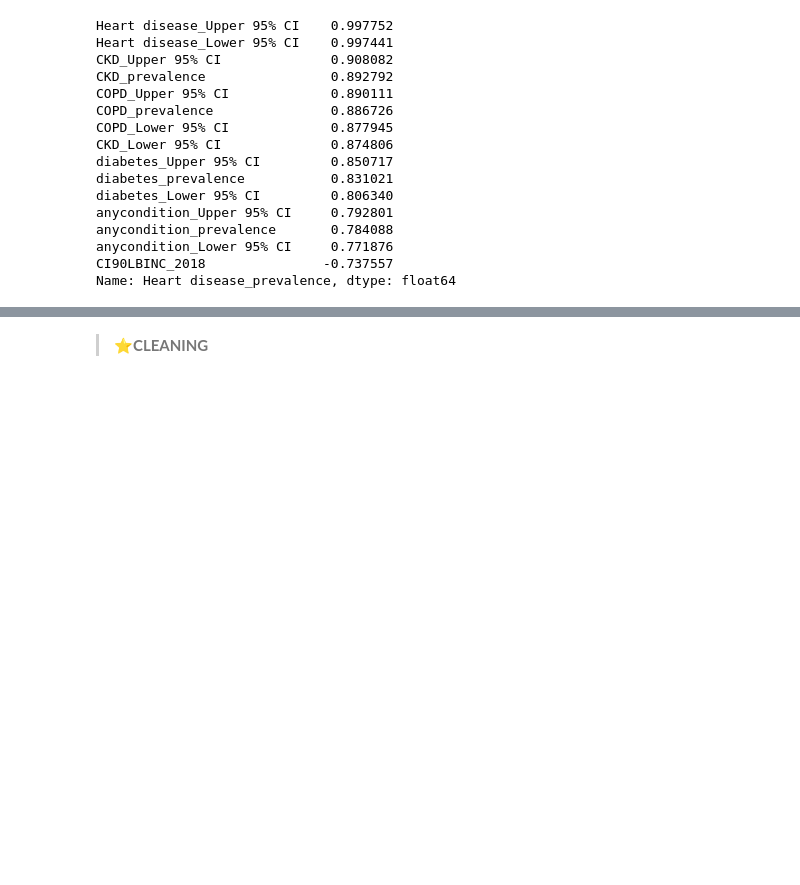
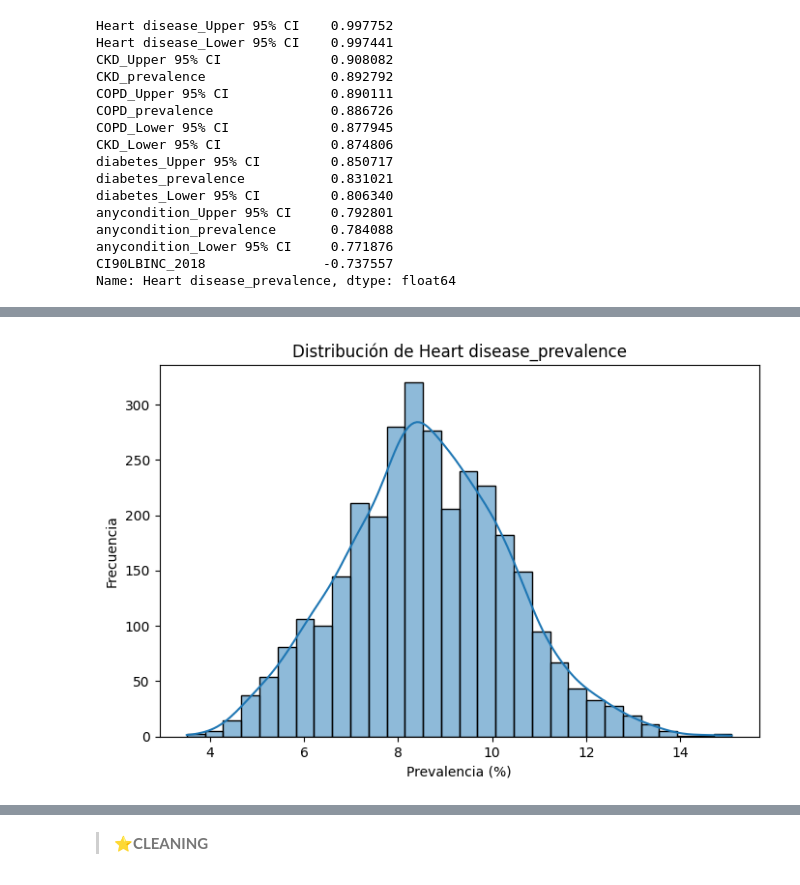
Before and after one commit to mvlarra/Project_ML_Linear_Regression_regularized_VL, a Jupyter notebook: Project_ML_Linear_Regresion_Regularized_VL.ipynb, the cells around one changed output, grey strips where cells are left out. Cells and saved outputs as stored; diff of their text form; code cells hidden in the pictures; blank space fills up the shorter version.

```diff
--- a/Project_ML_Linear_Regresion_Regularized_VL.ipynb
+++ b/Project_ML_Linear_Regresion_Regularized_VL.ipynb
@@ -323,0 +312,23 @@ df_raw.describe()
+# %%
+# Histograma del target (Heart disease_prevalence)
+# ==============================================================
+# Este gráfico te va a mostrar la forma de la distribución de tu variable objetivo.
+
+# ¿Qué deberías observar?
+#    ¿Tiene forma de campana (normal)?
+#    ¿Está sesgada hacia la izquierda o derecha?
+#    ¿Hay outliers?
+
+import matplotlib.pyplot as plt
+import seaborn as sns
+
+target = 'Heart disease_prevalence'
+
+plt.figure(figsize=(8, 5))
+sns.histplot(df_raw[target], bins=30, kde=True)
+plt.title(f'Distribución de {target}')
+plt.xlabel('Prevalencia (%)')
+plt.ylabel('Frecuencia')
+plt.show()
+# %% [output]
+[figure, added]
```
Also changed, not shown: parts of 12 cells of this notebook.
